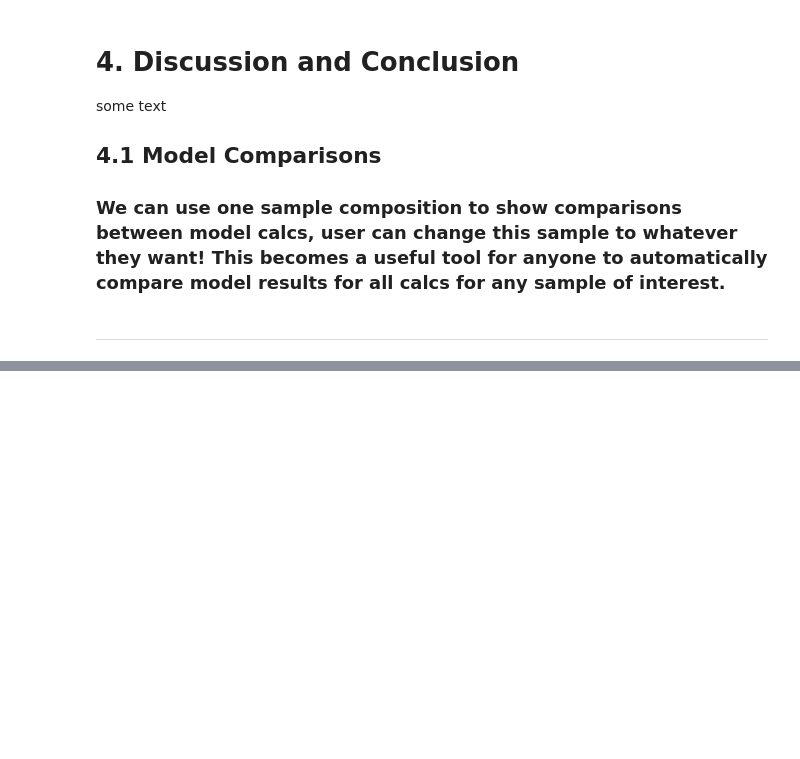
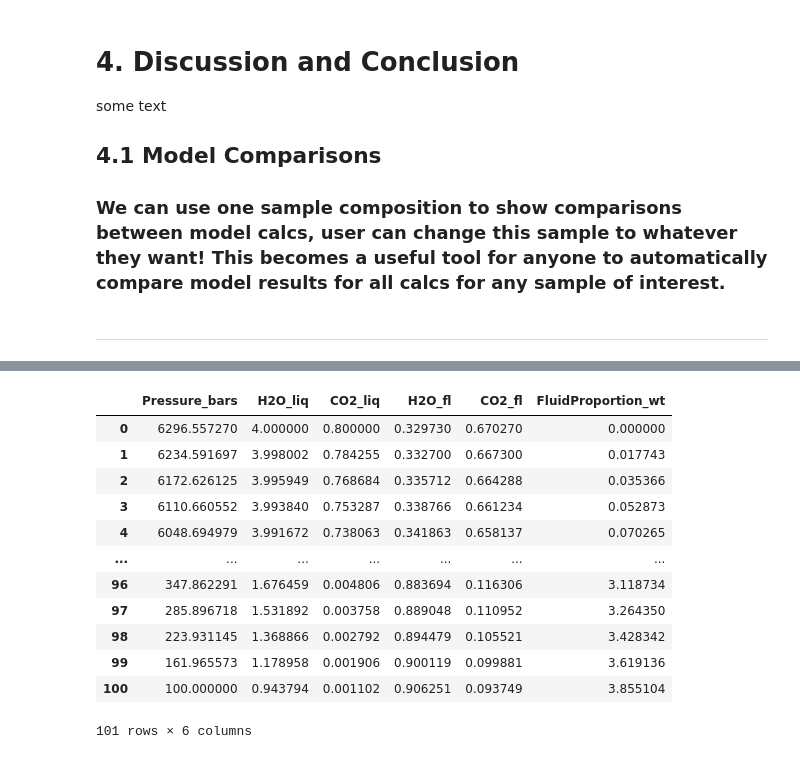
Before and after one commit to kaylai/VESIcal, a Jupyter notebook: manuscript/ModelComparisons.ipynb, the cells around one changed output, grey strips where cells are left out. Drawn from its saved outputs; the diff is of its cells as text; code cells hidden in the pictures; blank space fills up the shorter version.

```diff
--- a/manuscript/ModelComparisons.ipynb
+++ b/manuscript/ModelComparisons.ipynb
@@ -18,23 +18,21 @@ from IPython.display import display, HTML
 %matplotlib inline
 
 myfile = v.ExcelFile('../testDataSets/example_data.xlsx', input_type='wtpercent')
+basalts = v.ExcelFile('../testDataSets/basalts.xlsx')
+rhyolites = v.ExcelFile('../testDataSets/rhyolites.xlsx')
+alkaline = v.ExcelFile('../testDataSets/alkaline.xlsx')
 
-my_sample = {'SiO2':  77.3,
-             'TiO2':   0.08,
-             'Al2O3': 12.6,
-             'Fe2O3':  0.207,
-             'Cr2O3':  0.0,
-             'FeO':    0.473,
-             'MnO':    0.0,
-             'MgO':    0.03,
-             'NiO':    0.0,
-             'CoO':    0.0,
-             'CaO':    0.43,
-             'Na2O':   3.98,
-             'K2O':    4.88,
-             'P2O5':   0.0,
-             'H2O':    6.5,
-             'CO2':    0.05}
+my_sample = {'SiO2':47.95,
+             'TiO2':1.67,
+             'Al2O3':17.32,
+             'FeO':10.24,
+             'MgO':5.76,
+             'CaO':10.93,
+             'Na2O':3.45,
+             'K2O':1.99,
+             'P2O5':0.51,
+             'CO2':0.8,
+             'H2O':4.0}
 # %% [markdown]
 <hr>
 # %%
@@ -69,0 +97,20 @@ v.plot_isobars_and_isopleths(isobars=Shish_isobars)
+# %%
+closed_df = v.calculate_degassing_path(sample=my_sample, temperature=1000, model="Dixon").result
+closed_df
+
+# closed_MS = v.calculate_degassing_path(sample=my_sample, temperature=1000).result
+# closed_MS
+# %% [output]
+|  | Pressure_bars | H2O_liq | CO2_liq | H2O_fl | CO2_fl | FluidProportion_wt |
+| 0 | 6296.557270 | 4.000000 | 0.800000 | 0.329730 | 0.670270 | 0.000000 |
+| 1 | 6234.591697 | 3.998002 | 0.784255 | 0.332700 | 0.667300 | 0.017743 |
+| 2 | 6172.626125 | 3.995949 | 0.768684 | 0.335712 | 0.664288 | 0.035366 |
+| 3 | 6110.660552 | 3.993840 | 0.753287 | 0.338766 | 0.661234 | 0.052873 |
+| 4 | 6048.694979 | 3.991672 | 0.738063 | 0.341863 | 0.658137 | 0.070265 |
+| ... | ... | ... | ... | ... | ... | ... |
+| 96 | 347.862291 | 1.676459 | 0.004806 | 0.883694 | 0.116306 | 3.118734 |
+| 97 | 285.896718 | 1.531892 | 0.003758 | 0.889048 | 0.110952 | 3.264350 |
+| 98 | 223.931145 | 1.368866 | 0.002792 | 0.894479 | 0.105521 | 3.428342 |
+| 99 | 161.965573 | 1.178958 | 0.001906 | 0.900119 | 0.099881 | 3.619136 |
+| 100 | 100.000000 | 0.943794 | 0.001102 | 0.906251 | 0.093749 | 3.855104 |
+101 rows × 6 columns
```
Also changed, not shown: parts of 14 cells of this notebook, 2 other files.
